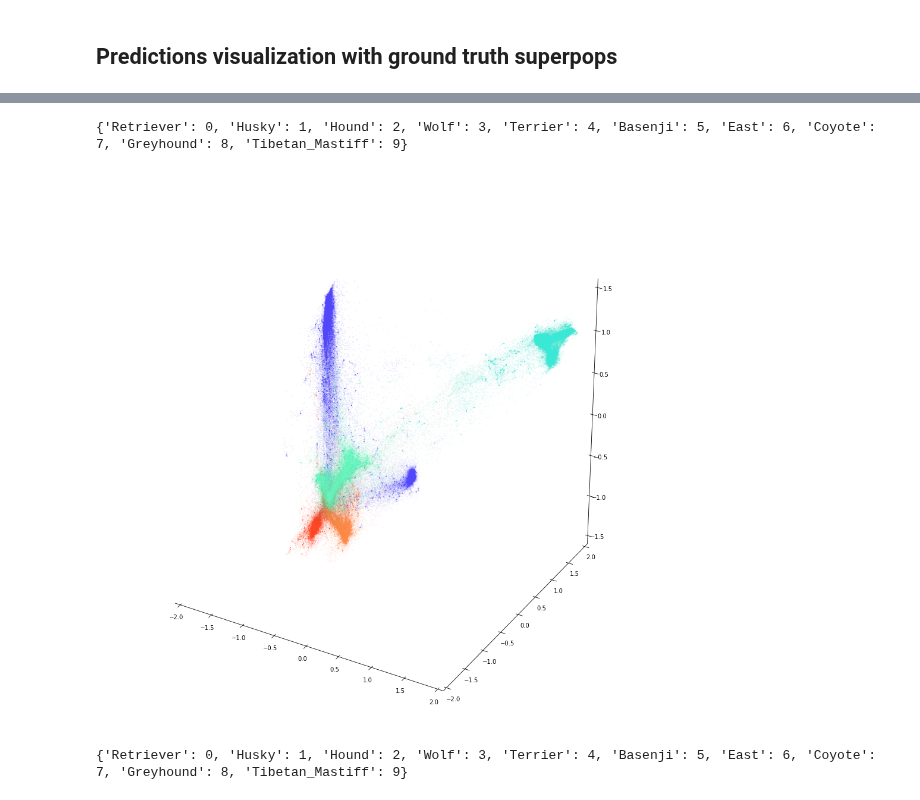
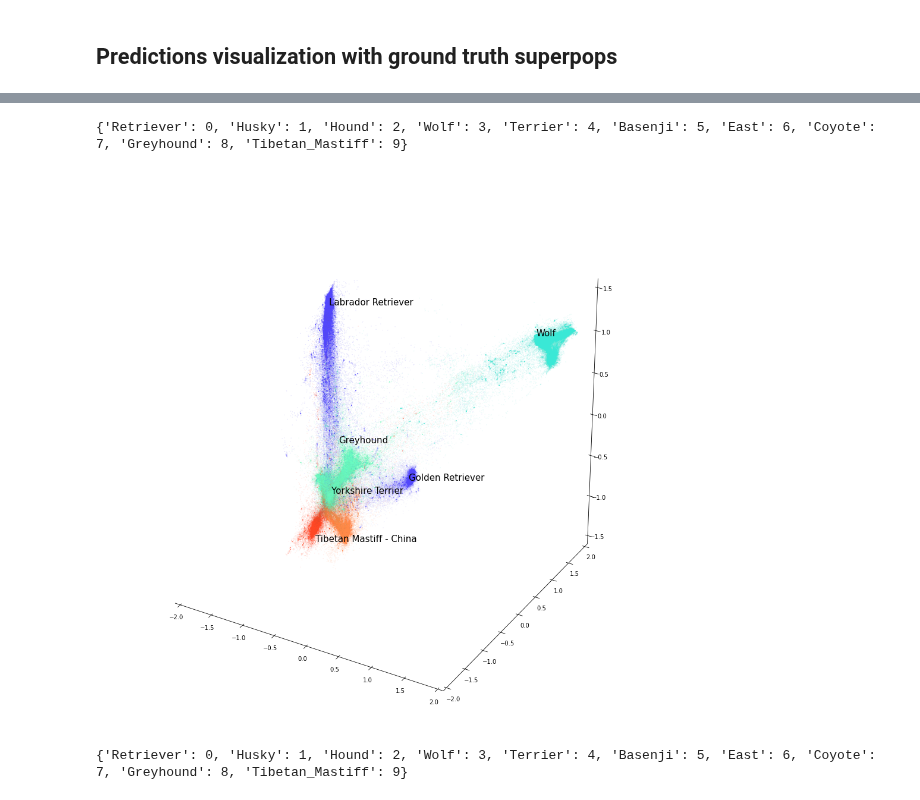
Before and after one commit to RichRast/Ge3Net, a Jupyter notebook: Notebooks/Shared_Notebooks/Umap predictions visualizations.ipynb, the cells around one changed output, grey strips where cells are left out. Cells and saved outputs as stored; diff of their text form; code cells hidden in the pictures.

```diff
--- a/Notebooks/Shared_Notebooks/Umap predictions visualizations.ipynb
+++ b/Notebooks/Shared_Notebooks/Umap predictions visualizations.ipynb
@@ -502,3 +502,8 @@ y_preds=y_preds.reshape(-1,3)
 superpops=test_dataset.data['superpop'].reshape(-1,)
 # %% [markdown]
 ## Predictions visualization with ground truth superpops
+# %%
+superpopsTest=test_dataset.data['superpop'].reshape(-1,)
+granularpopTest=test_dataset.data['granular_pop'].reshape(-1,)
+granularpopTestNames=[rev_pop_dict[i] for i in granularpopTest.astype(int)]
+print(len(granularpopTestNames))
@@ -504,0 +532,10 @@ superpops=test_dataset.data['superpop'].reshape(-1,)
+# %%
+anno_values=['Tibetan Mastiff - China', 'Golden Retriever', 'Wolf', 'Labrador Retriever',\
+             'Greyhound', 'Yorkshire Terrier']
+anno_pops=[granular_pop_dict[i] for i in anno_values]
+anno_idx=[]
+for i in anno_pops:
+    print(rev_pop_dict[i])
+    specific_pop=np.where(granularpopTest==i)[0]
+    print(specific_pop)
+    anno_idx.append(np.random.choice(specific_pop,1)[0])
@@ -505,32 +555,37 @@ superpops=test_dataset.data['superpop'].reshape(-1,)
 # %%
+anno_enable=True
 fig, ax = plt.subplots(figsize=(13,13))
 gs1 = fig.add_gridspec(nrows=1, ncols=1)
 ax1=fig.add_subplot(gs1[0],projection='3d')
 ax1.set_xlim(np.array([-2,2]))
 ax1.set_ylim(np.array([-2,2]))
 ax1.set_zlim(np.array([-2,2])*.77)
 for axis in [ax1.xaxis, ax1.yaxis, ax1.zaxis]:
     axis.set_pane_color((1.0, 1.0, 1.0, 0.0))
     axis._axinfo["grid"]['color'] = (1,1,1,0)
 for axis in [ax, ax1]:
     axis.spines['top'].set_color('none')
     axis.spines['left'].set_color('none')
     axis.spines['right'].set_color('none')
     axis.spines['bottom'].set_color('none')
 ax.set_xticks([])
 ax.set_yticks([])
 y_Preds=y_pred.reshape(-1,3)
 superpopsPreds=test_dataset.data['superpop'].reshape(-1,)
 alpha=[1]*len(y_Preds)
 colorsPop_sp_dict = formColorMapBySP(superop_dict)
 ax1.scatter(y_Preds[:,0], y_Preds[:,1], y_Preds[:,2],\
     color = [tuple(colorsPop_sp_dict[x])+(y,) for x,y in zip(superpopsPreds, alpha)], \
     s=0.005, zorder=0)
+#annotate selected predictions
+if anno_enable:
+    for i in anno_idx:
+        ax1.text(y_Preds[i,0], y_Preds[i,1], y_Preds[i,2], s=granularpopTestNames[i], fontsize=15)
 plt.tight_layout(pad=0.4, w_pad=0.3, h_pad=0.3)
 plt.show()
 # %% [output]
 {'Retriever': 0, 'Husky': 1, 'Hound': 2, 'Wolf': 3, 'Terrier': 4, 'Basenji': 5, 'East': 6, 'Coyote': 7, 'Greyhound': 8, 'Tibetan_Mastiff': 9}
-[figure, old version]
+[figure, new version]
 # %%
 # plot training data
 fig, ax = plt.subplots(figsize=(13,13))
```
Also changed, not shown: parts of 9 cells of this notebook, 3 other files.
